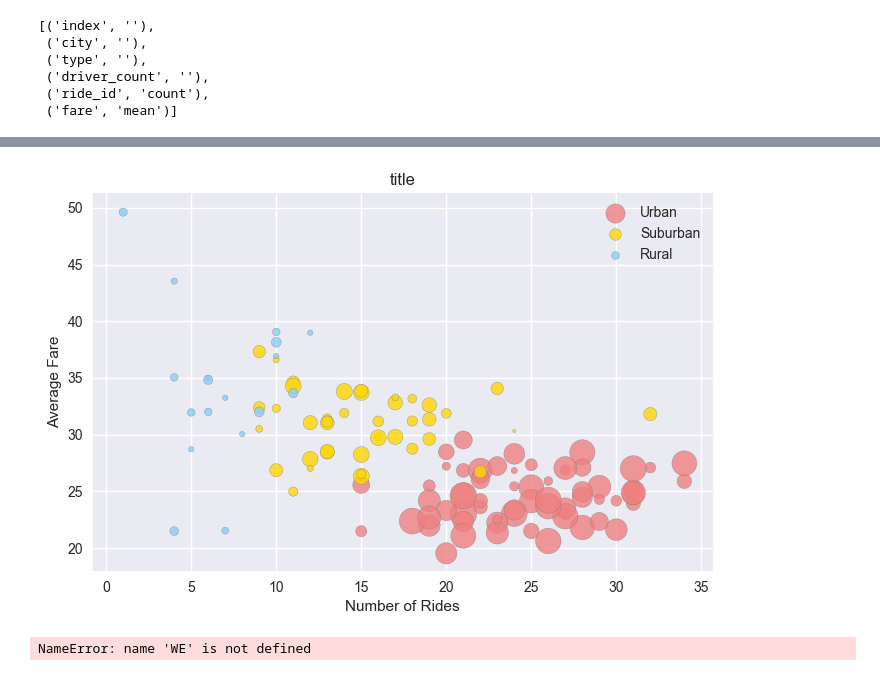
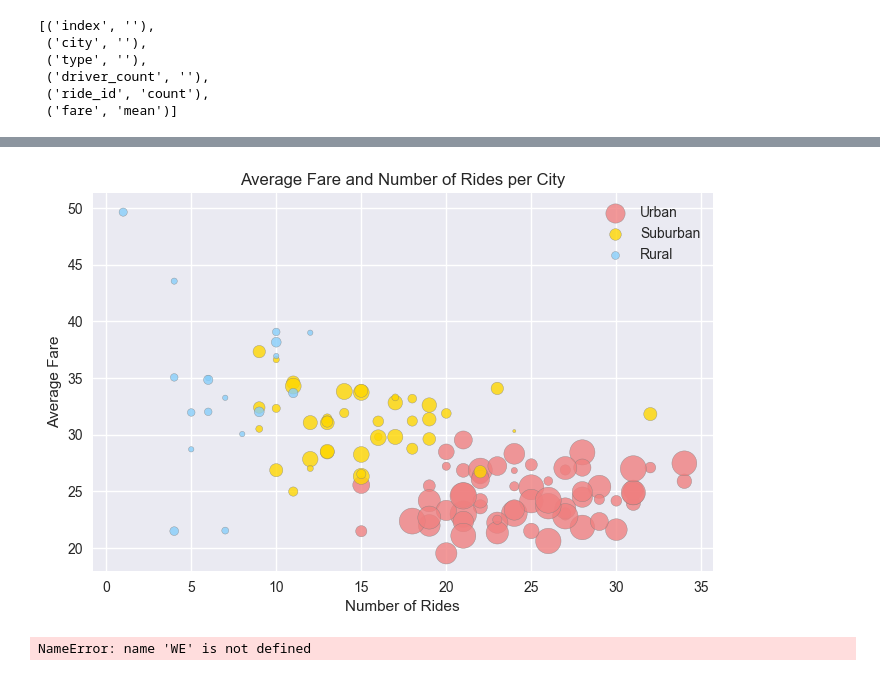
Before and after one commit to Jkremr/ridesharing-analysis, a Jupyter notebook: Documents/UCSF062017_Data/Homework/Homework4_MatplotLib/Pyber/RideSharingAnalysis/PyberAnalysis.ipynb, the cells around one changed output, grey strips where cells are left out. Saved outputs shown, nothing was run; the diff lists cells and outputs as text; code cells hidden in the pictures.

Commit message:
added chart title

```diff
--- a/Documents/UCSF062017_Data/Homework/Homework4_MatplotLib/Pyber/RideSharingAnalysis/PyberAnalysis.ipynb
+++ b/Documents/UCSF062017_Data/Homework/Homework4_MatplotLib/Pyber/RideSharingAnalysis/PyberAnalysis.ipynb
@@ -124,27 +112,27 @@ summary1
 # %%
 figa = plt.figure(figsize=(8, 5), dpi= 100)
 colors = ['lightcoral', 'gold', 'lightskyblue']
 ax1 = figa.add_subplot(1,1,1)
 
 for i, color in  zip(summary1['type'].unique(), colors):
     series = summary1[summary1['type'] == i]
 
     ax1.scatter(
         series.ride_id,
         series.fare,
         label = i,
         s = series.driver_count * 5, # Multiplying by 5 overstates the size to make it more like a bubble chart.
         c = color,
         alpha=.8,
         edgecolor='grey'
     )
 ax1.legend()
 ax1.set_xlabel('Number of Rides')
 ax1.set_ylabel('Average Fare')
-ax1.set_title('title')
+ax1.set_title('Average Fare and Number of Rides per City')
 plt.show()
 # %% [output]
-[figure, old version]
+[figure, new version]
 # %%
 # %% [output]
 NameError: name 'WE' is not defined
```
Also changed, not shown: parts of 1 cell of this notebook.
